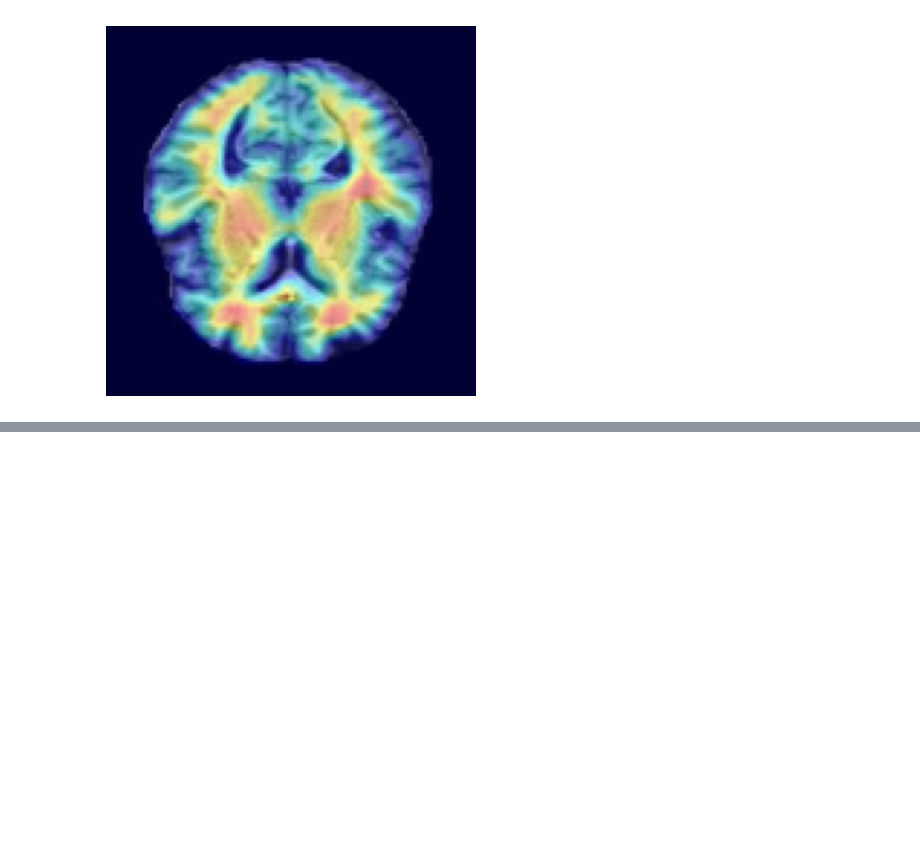
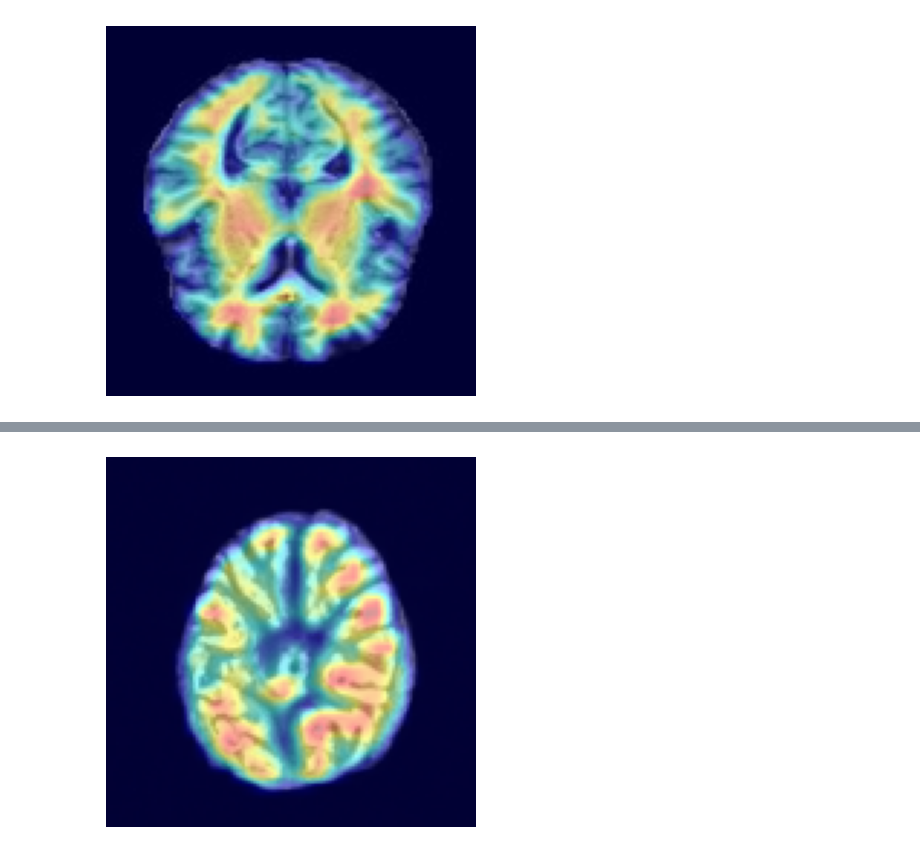
Before and after one commit to dan-kwon/MAS-thesis, a Jupyter notebook: notebooks/grad-cam.ipynb, the cells around one changed output, grey strips where cells are left out. Drawn from its saved outputs; the diff is of its cells as text; code cells hidden in the pictures; blank space fills up the shorter version.

```diff
--- a/notebooks/grad-cam.ipynb
+++ b/notebooks/grad-cam.ipynb
@@ -222,0 +223,34 @@ FileNotFoundError: [Errno 2] No such file or directory: '/Users/danielkwon/Proje
+# %%
+image_class = 'NonDemented'
+dir = 'synthetic'
+target_class = 2
+
+# Load an image and preprocess it
+img_path = '../data/alzheimer_mri/synthetic/NonDemented/NonDemented_100_generated7434.png'
+input_tensor = preprocess_image(img_path)
+
+# Create Grad-CAM object for the last convolutional layer (layer4 in ResNet-50)
+grad_cam = GradCam(model, target_layer='conv2')
+
+# Generate Grad-CAM heatmap for the target class (optional, if not provided, it uses the predicted class)
+heatmap = grad_cam(input_tensor,target_class)
+
+# Overlay the heatmap on the original image
+superimposed_img = overlay_heatmap(heatmap, img_path)
+
+# Display the image with the heatmap
+plt.imshow(superimposed_img[:, :, ::-1])  # Convert BGR to RGB for display
+plt.axis('off')
+
+# Save the plot
+image_type = 'Real' if dir=='test' else 'Synthetic'
+if target_class == 1:
+    target = 'ModerateDemented'
+elif target_class == 2:
+    target = 'NonDemented'
+plt.savefig(f'../thesis/figures/gradcam_images/{image_class}{image_type}Gradcam_predict{target}.jpg')
+
+# Show the plot
+plt.show()
+# %% [output]
+[figure, added]
```
Also changed, not shown: parts of 1 cell of this notebook, 10 other files.
